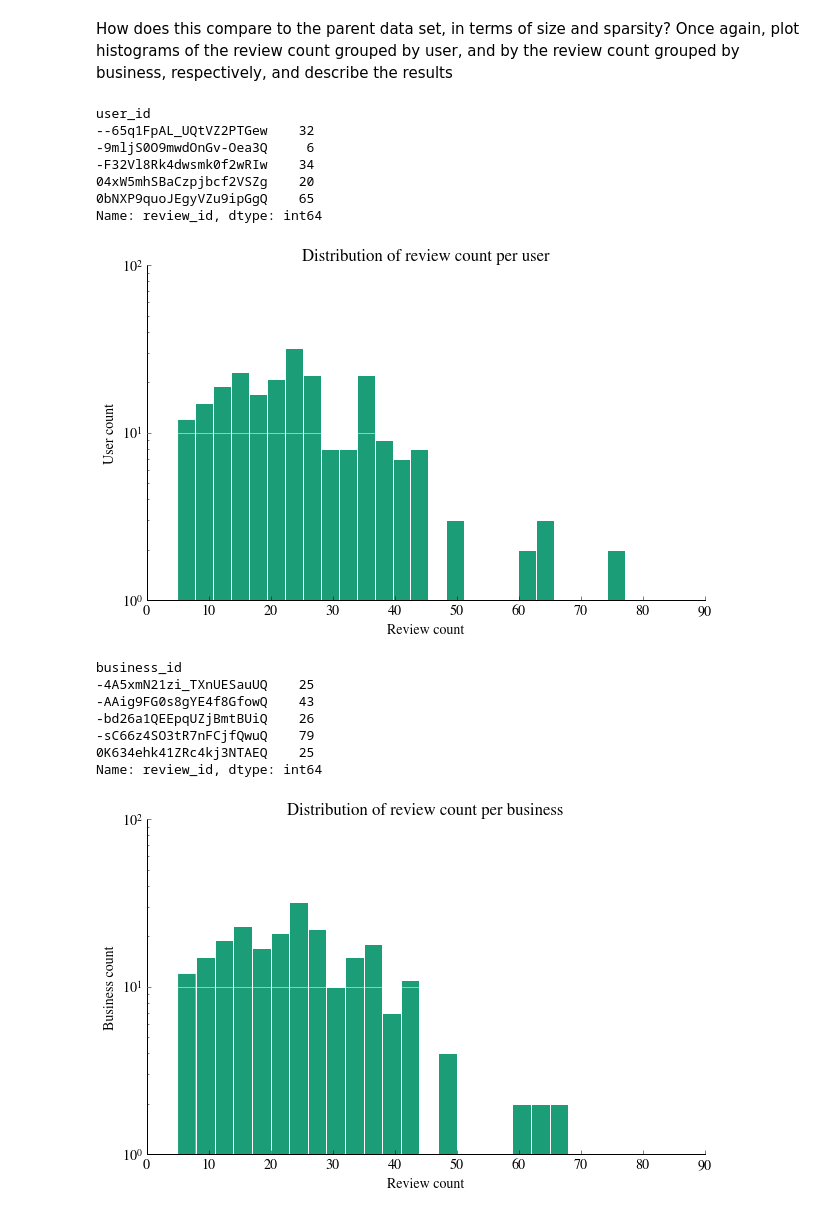
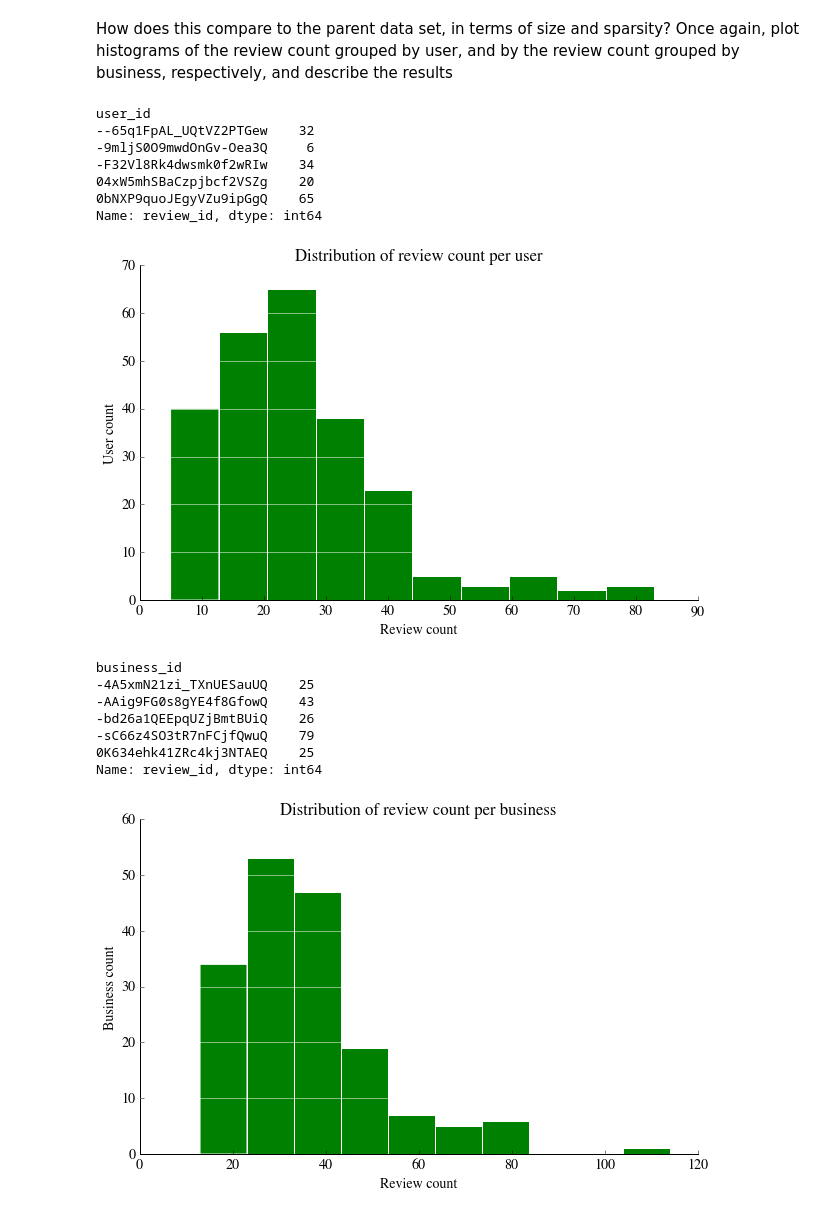
Before and after one commit to xuwenyihust/Recommender-Systems, a Jupyter notebook: restaurant_recommendation_system.ipynb, the cells around one changed output. Drawn from its saved outputs; the diff is of its cells as text; code cells hidden in the pictures.

```diff
--- a/restaurant_recommendation_system.ipynb
+++ b/restaurant_recommendation_system.ipynb
@@ -217,26 +217,26 @@ How does this compare to the parent data set, in terms of size and sparsity? Onc
 # %%
 review_per_user = smalldf.groupby(["user_id"])["review_id"].count()
 print(review_per_user[:5])
 
 bin_cnt = len(set(review_per_user.tolist()))
 
 fig, ax = plt.subplots()
 ax.set(xlabel="Review count", ylabel="User count", title="Distribution of review count per user")
 remove_border(ax)
 #ax.axis('off')
-plt.hist(review_per_user, bins=int(bin_cnt/2), log=True)
+plt.hist(review_per_user, bins=int(bin_cnt/5), log=False, color="Green")
 plt.grid(False)
 plt.grid(axis = 'y', color ='white', linestyle='-')
 plt.show()
 # %% [output]
 user_id
 --65q1FpAL_UQtVZ2PTGew    32
 -9mljS0O9mwdOnGv-Oea3Q     6
 -F32Vl8Rk4dwsmk0f2wRIw    34
 04xW5mhSBaCzpjbcf2VSZg    20
 0bNXP9quoJEgyVZu9ipGgQ    65
 Name: review_id, dtype: int64
-[figure, old version]
+[figure, new version]
 # %%
 review_per_business = smalldf.groupby(["business_id"])["review_id"].count()
 print(review_per_business[:5])
@@ -247,7 +247,7 @@ fig, ax = plt.subplots()
 ax.set(xlabel="Review count", ylabel="Business count", title="Distribution of review count per business")
 remove_border(ax)
 #ax.axis('off')
-plt.hist(review_per_user, bins=int(bin_cnt/2), log=True)
+plt.hist(review_per_business, bins=int(bin_cnt/5), log=False, color="Green")
 plt.grid(False)
 plt.grid(axis = 'y', color ='white', linestyle='-')
 plt.show()
@@ -259,4 +259,4 @@ business_id
 -sC66z4SO3tR7nFCjfQwuQ    79
 0K634ehk41ZRc4kj3NTAEQ    25
 Name: review_id, dtype: int64
-[figure, old version]
+[figure, new version]
```
Also changed, not shown: parts of 6 cells of this notebook.
